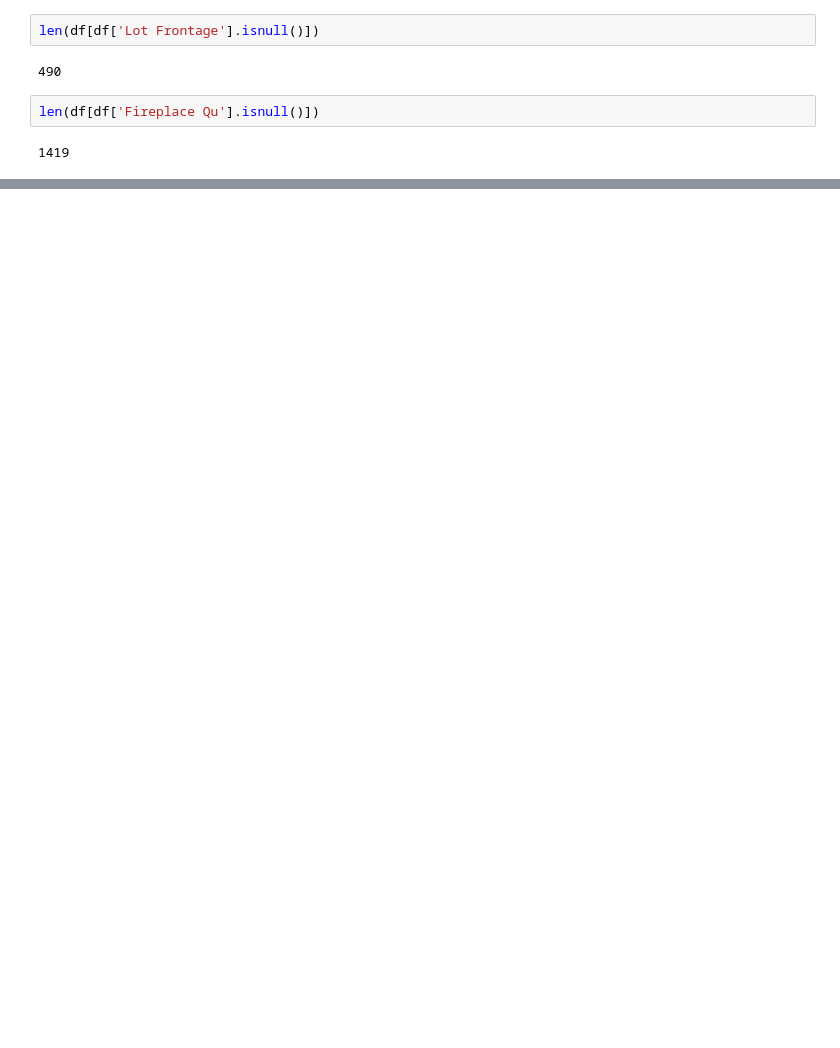
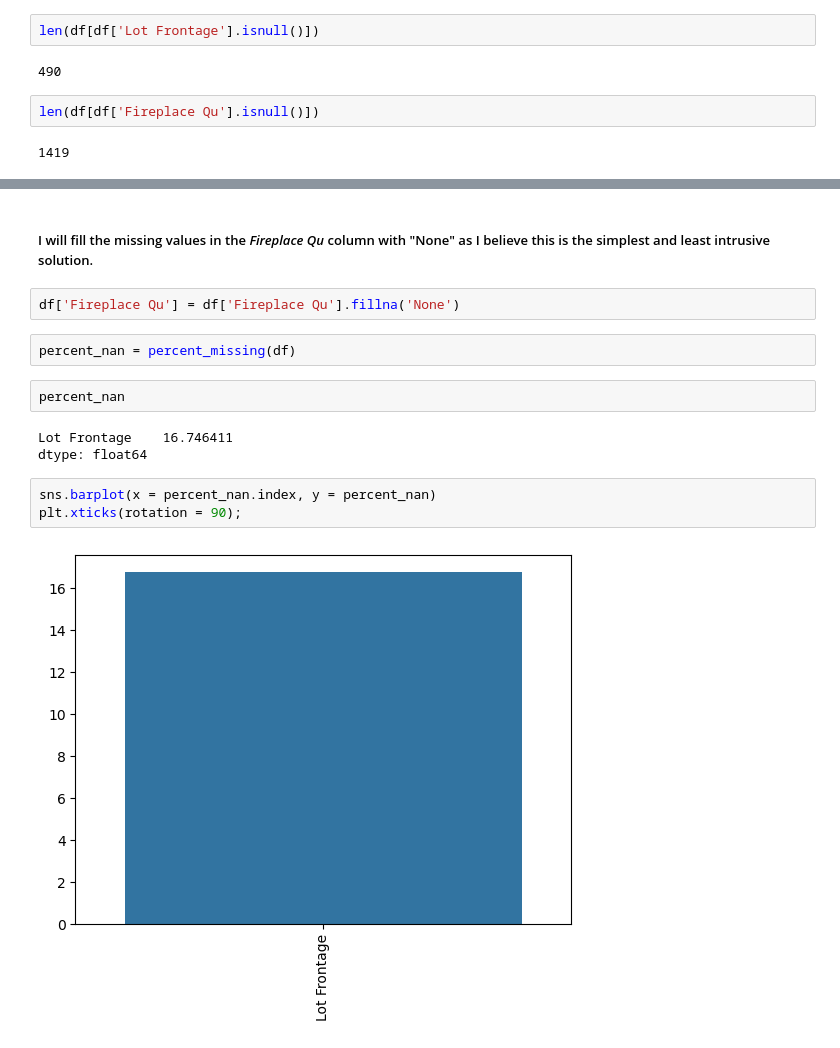
Before and after one commit to JovanTTT/House_Price_Prediction_-_Classification, a Jupyter notebook: House_Project.ipynb, the cells around one changed output, grey strips where cells are left out. Saved outputs shown, nothing was run; the diff lists cells and outputs as text; blank space fills up the shorter version.

Commit message:
Handling Missing Data Done

```diff
--- a/House_Project.ipynb
+++ b/House_Project.ipynb
@@ -466,0 +497,16 @@ len(df[df['Fireplace Qu'].isnull()])
+# %% [markdown]
+##### I will fill the missing values in the *Fireplace Qu* column with "None" as I believe this is the simplest and least intrusive solution.
+# %%
+df['Fireplace Qu'] = df['Fireplace Qu'].fillna('None')
+# %%
+percent_nan = percent_missing(df)
+# %%
+percent_nan
+# %% [output]
+Lot Frontage    16.746411
+dtype: float64
+# %%
+sns.barplot(x = percent_nan.index, y = percent_nan)
+plt.xticks(rotation = 90);
+# %% [output]
+[figure, added]
```
Also changed, not shown: parts of 15 cells of this notebook.
